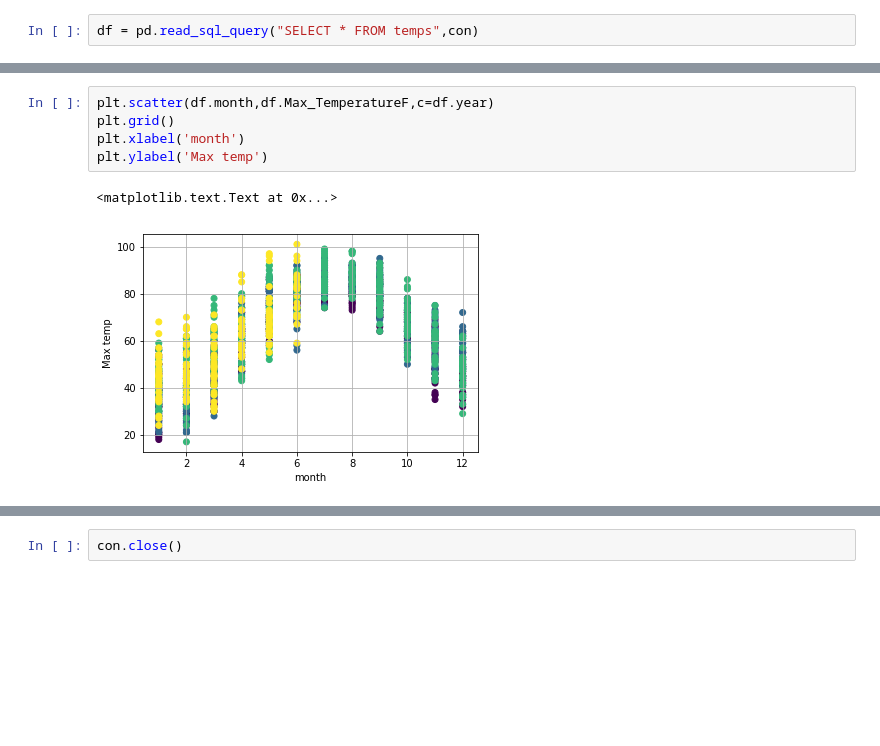
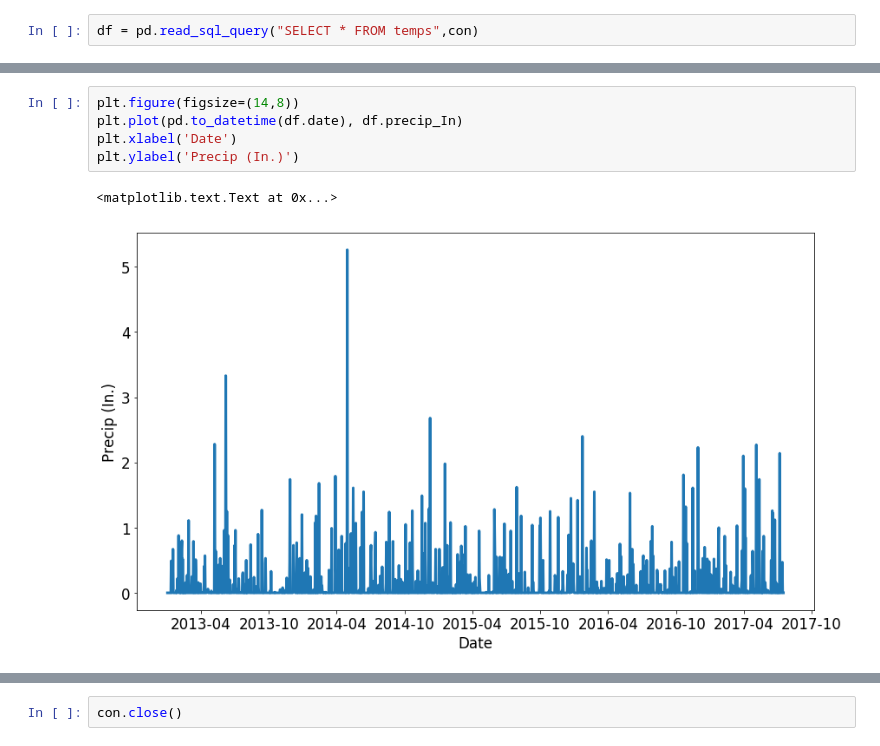
Before and after one commit to andypicke/Springboard_DataScience, a Jupyter notebook: Capstone_1/Examine_weather_data_nyc.ipynb, the cells around one changed output, grey strips where cells are left out. Saved outputs shown, nothing was run; the diff lists cells and outputs as text; blank space fills up the shorter version.

```diff
--- a/Capstone_1/Examine_weather_data_nyc.ipynb
+++ b/Capstone_1/Examine_weather_data_nyc.ipynb
@@ -43,8 +55,8 @@ plt.legend()
-# %%
-plt.scatter(df.month,df.Max_TemperatureF,c=df.year)
-plt.grid()
-plt.xlabel('month')
-plt.ylabel('Max temp')
-# %% [output]
-<matplotlib.text.Text at 0x...>
-[figure, removed]
+# %%
+plt.figure(figsize=(14,8))
+plt.plot(pd.to_datetime(df.date), df.precip_In)
+plt.xlabel('Date')
+plt.ylabel('Precip (In.)')
+# %% [output]
+<matplotlib.text.Text at 0x...>
+[figure, added]
```
Also changed, not shown: parts of 10 cells of this notebook.
